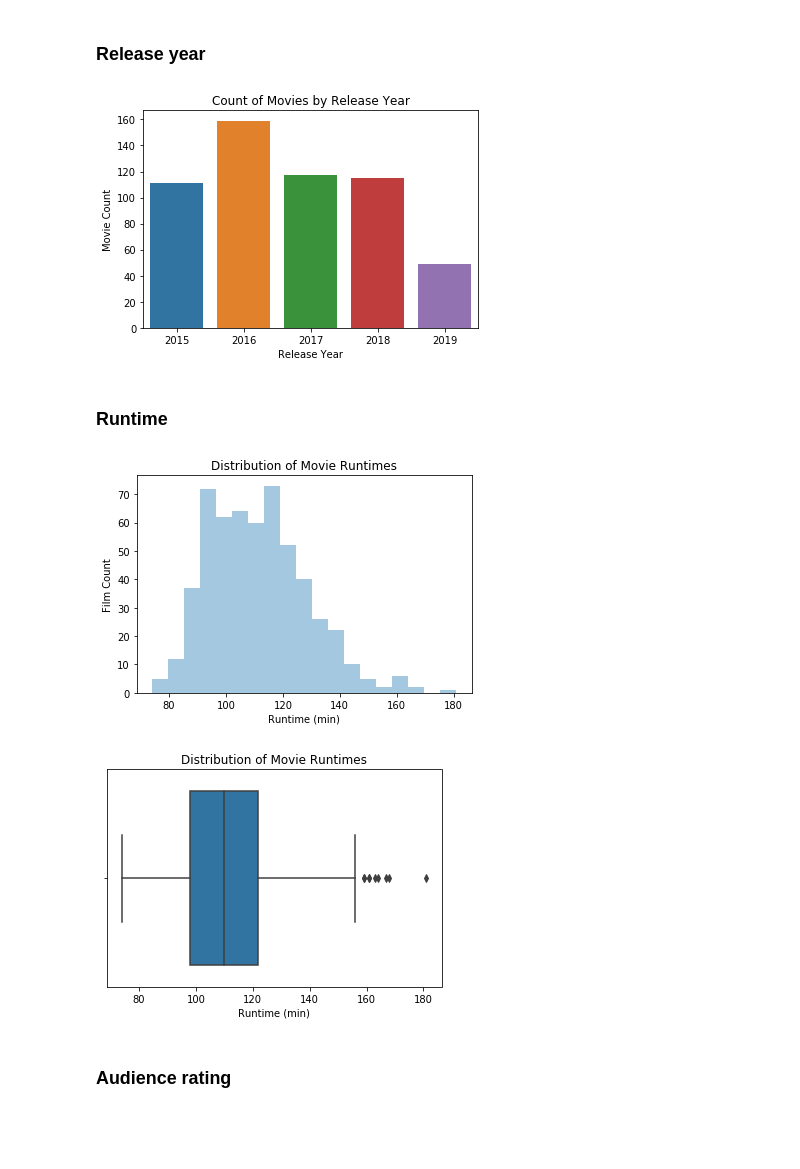
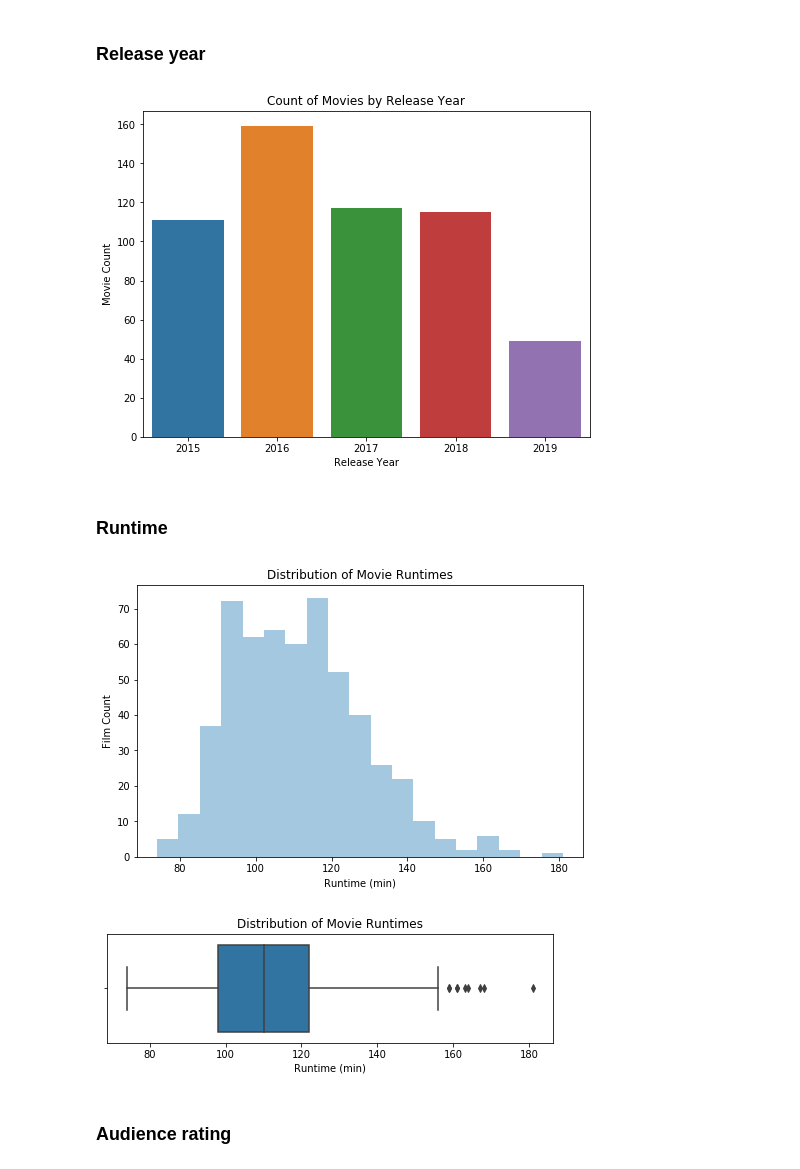
Before and after one commit to kevinsgiroux/dsc-mod-1-project-v2-1-onl01-dtsc-ft-070620, a Jupyter notebook: student.ipynb, the cells around one changed output. Drawn from its saved outputs; the diff is of its cells as text; code cells hidden in the pictures; blank space fills up the shorter version.

```diff
--- a/student.ipynb
+++ b/student.ipynb
@@ -1647,30 +1519,33 @@ df.describe()
 # %%
 # Our dataset only includes films from the years 2015 through 2019, to ensure the relevancy of the results.
 # %%
+fig, ax = plt.subplots(figsize=(8,6))
 sns.countplot(df.start_year)
 plt.xlabel('Release Year')
 plt.ylabel('Movie Count')
 plt.title('Count of Movies by Release Year');
 # %% [output]
-[figure, old version]
+[figure, new version]
 # %% [markdown]
 ### Runtime
 # %%
 # Per the charts below, most films in the dataset run between approx. 80 and 150 minutes,
 # with a handful of outliers running beyond the 150 minute mark.
 # %%
+fig, ax = plt.subplots(figsize=(8,5))
 sns.distplot(df["runtime_minutes"], kde=False);
 plt.title('Distribution of Movie Runtimes')
 plt.ylabel('Film Count')
 plt.xlabel('Runtime (min)');
 # %% [output]
-[figure, old version]
+[figure, new version]
 # %%
+fig, ax = plt.subplots(figsize=(8,2))
 sns.boxplot(data=df, x="runtime_minutes")
 plt.xlabel('Runtime (min)')
 plt.title('Distribution of Movie Runtimes');
 # %% [output]
-[figure, old version]
+[figure, new version]
 # %% [markdown]
 ### Audience rating
 # %%
```
Also changed, not shown: parts of 82 cells of this notebook, 5 other files.
